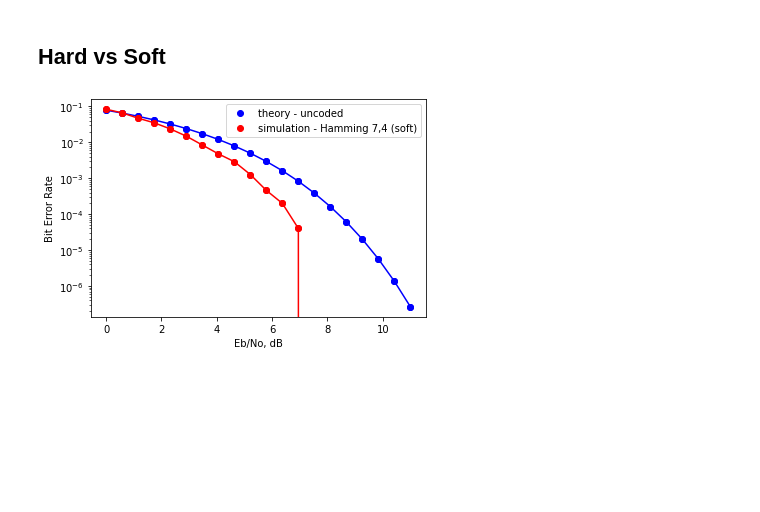
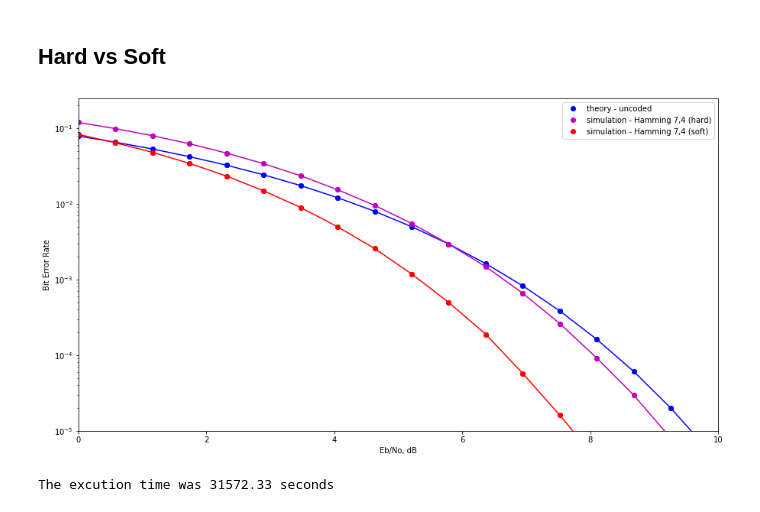
Before and after one commit to TheMatheusLs/ECC_Hard_vs_Soft, a Jupyter notebook: Hard_vs_Soft.ipynb, the cells around one changed output. Saved outputs shown, nothing was run; the diff lists cells and outputs as text; code cells hidden in the pictures; blank space fills up the shorter version.

Commit message:
Hard and Soft Decision

```diff
--- a/Hard_vs_Soft.ipynb
+++ b/Hard_vs_Soft.ipynb
@@ -44,4 +33,18 @@ num_error_hard_decision = []
 # %%
+init_time = time.time()
+
+# Número de bits a ser transmitida
+n_symbols_sequence = 10**7 * code.G.shape[0] #símbols
+
+# Potências que serão usadas para aplicar os erros no canal
+Eb_N0_dB = np.linspace(0, 11, 20) #multiple Eb/N0 values
+
+Ec_N0_dB = Eb_N0_dB - 10 * math.log(code.G.shape[1] / code.G.shape[0], 10)
+
+#Armazena os valores dos erros para cada umas das potências
+num_error_soft_decision = []
+num_error_hard_decision = []
+
 for Ec_N0_dB_value in Ec_N0_dB:
     # Sinal transmitido
     tx_signal = np.round(np.random.rand(1,n_symbols_sequence))[0]
@@ -52,35 +55,45 @@ for Ec_N0_dB_value in Ec_N0_dB:
     # Aplica a modulação BPSK
     tx_signal_enconded_BPSK = code.modulation_BPSK(tx_signal_enconded)
 
     # Adiciona rúido gaussiano branco ao canal
     rx_signal = code.add_RAGB(tx_signal_enconded_BPSK, mu_AWGN=0, sigma_AWGN=1, EcN0dBs=Ec_N0_dB_value)
 
     ## Decoficação por Soft Decision
     rx_signal_softdecoder = code.decoderAWGN(rx_signal)
 
     ## Decoficação por Hard Decision
-    #TODO:
+    rx_signal_harddecoder = code.decoderBSC(rx_signal)
 
     ## Verifica a ocorrencia de erro no sinal
     # Erro soft decision
     num_error_soft_decision.append(sum(((tx_signal - rx_signal_softdecoder) != 0)))
+    num_error_hard_decision.append(sum(((tx_signal - rx_signal_harddecoder) != 0)))
+
 
 theoryBer = 0.5 * special.erfc(np.sqrt(10**(Eb_N0_dB/10)))
 
 simBer_soft = np.array(num_error_soft_decision)/n_symbols_sequence
+simBer_hard = np.array(num_error_hard_decision)/n_symbols_sequence
 
+plt.figure(figsize=(15,8))
 plt.semilogy(Eb_N0_dB, theoryBer,'bo',Eb_N0_dB, theoryBer,'b')
 plt.semilogy(Eb_N0_dB, theoryBer,'bo',label='theory - uncoded')
-#plt.semilogy(Eb_N0_dB, simBer_hard, 'mo',Eb_N0_dB, simBer_hard, 'm')
-#plt.semilogy(Eb_N0_dB, simBer_hard, 'mo',label="simulation - Hamming 7,4 (hard)")
+plt.semilogy(Eb_N0_dB, simBer_hard, 'mo',Eb_N0_dB, simBer_hard, 'm')
+plt.semilogy(Eb_N0_dB, simBer_hard, 'mo',label=f"simulation - Hamming {code.G.shape[1]},{code.G.shape[0]} (hard)")
 plt.semilogy(Eb_N0_dB, simBer_soft,'ro',Eb_N0_dB, simBer_soft, 'r')
-plt.semilogy(Eb_N0_dB, simBer_soft,'ro',label='simulation - Hamming 7,4 (soft)')
+plt.semilogy(Eb_N0_dB, simBer_soft,'ro',label=f'simulation - Hamming {code.G.shape[1]},{code.G.shape[0]} (soft)')
 plt.xlabel("Eb/No, dB")
 plt.ylabel("Bit Error Rate")
+
+plt.gca().set_xlim(left=0, right=10)
+plt.gca().set_ylim(bottom=10**-5)
 
 #plt.legend(borderaxespad=0)
 plt.legend()
 
 plt.show()
+
+print(f"The excution time was {time.time() - init_time:.2f} seconds")
 # %% [output]
-[figure, old version]
+[figure, new version]
+The excution time was 31572.33 seconds
```
Also changed, not shown: parts of 2 cells of this notebook, 1 other file.
